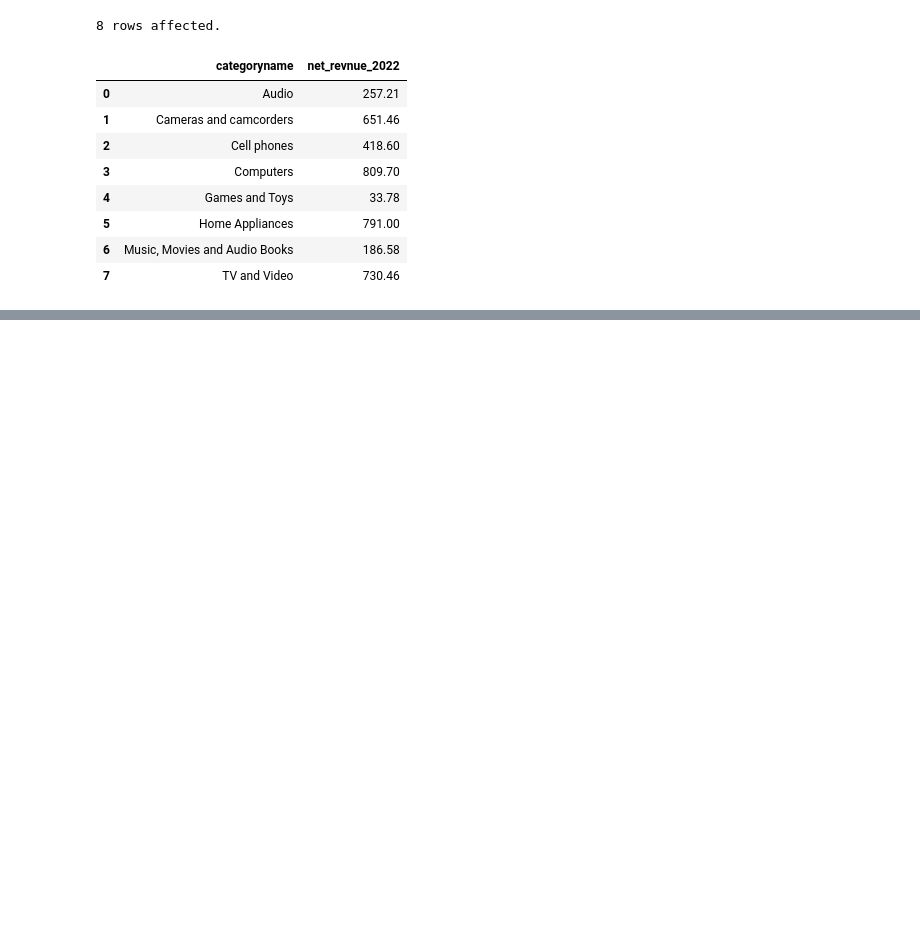
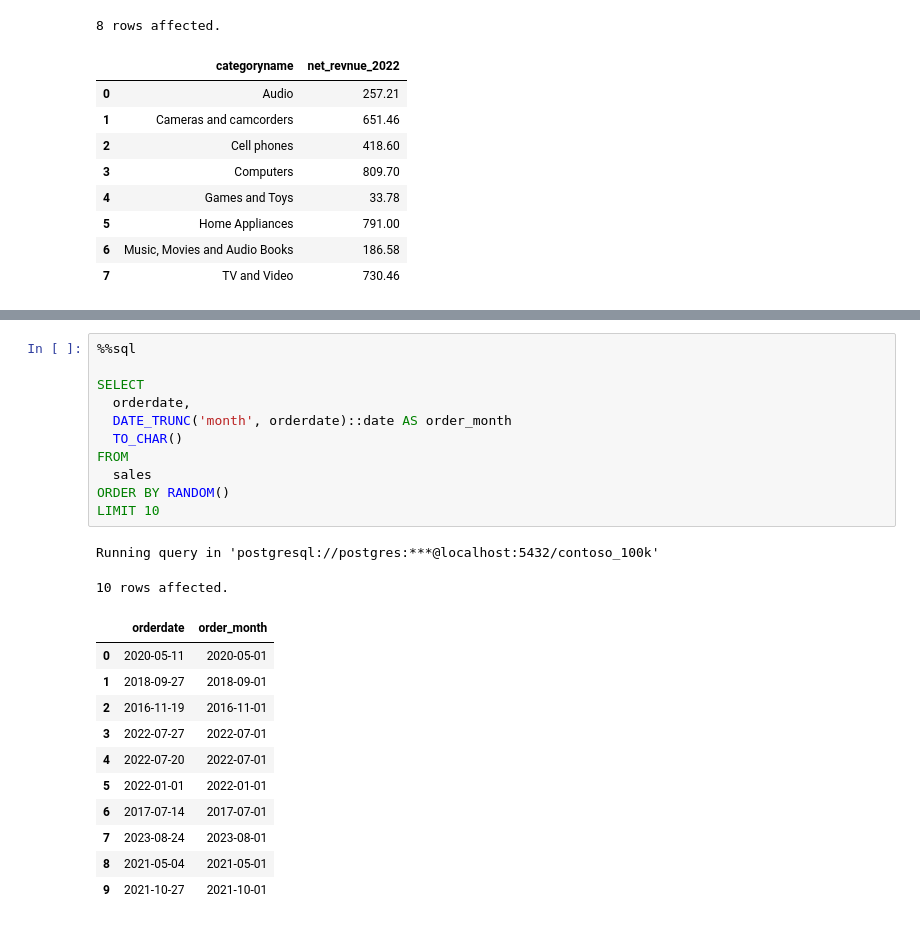
Before and after one commit to ew-alt/Data-anylatics, a Jupyter notebook: Resources/Blank_SQL_Notebook.ipynb, the cells around one changed output, grey strips where cells are left out. Saved outputs shown, nothing was run; the diff lists cells and outputs as text; blank space fills up the shorter version.

```diff
--- a/Resources/Blank_SQL_Notebook.ipynb
+++ b/Resources/Blank_SQL_Notebook.ipynb
@@ -318,0 +348,25 @@ Running query in 'postgresql://postgres:***@localhost:5432/contoso_100k'
+# %%
+%%sql
+
+SELECT
+  orderdate,
+  DATE_TRUNC('month', orderdate)::date AS order_month
+  TO_CHAR()
+FROM
+  sales
+ORDER BY RANDOM()
+LIMIT 10
+# %% [output]
+Running query in 'postgresql://postgres:***@localhost:5432/contoso_100k'
+10 rows affected.
+|  | orderdate | order_month |
+| 0 | 2020-05-11 | 2020-05-01 |
+| 1 | 2018-09-27 | 2018-09-01 |
+| 2 | 2016-11-19 | 2016-11-01 |
+| 3 | 2022-07-27 | 2022-07-01 |
+| 4 | 2022-07-20 | 2022-07-01 |
+| 5 | 2022-01-01 | 2022-01-01 |
+| 6 | 2017-07-14 | 2017-07-01 |
+| 7 | 2023-08-24 | 2023-08-01 |
+| 8 | 2021-05-04 | 2021-05-01 |
+| 9 | 2021-10-27 | 2021-10-01 |
```
Also changed, not shown: parts of 6 cells of this notebook.
